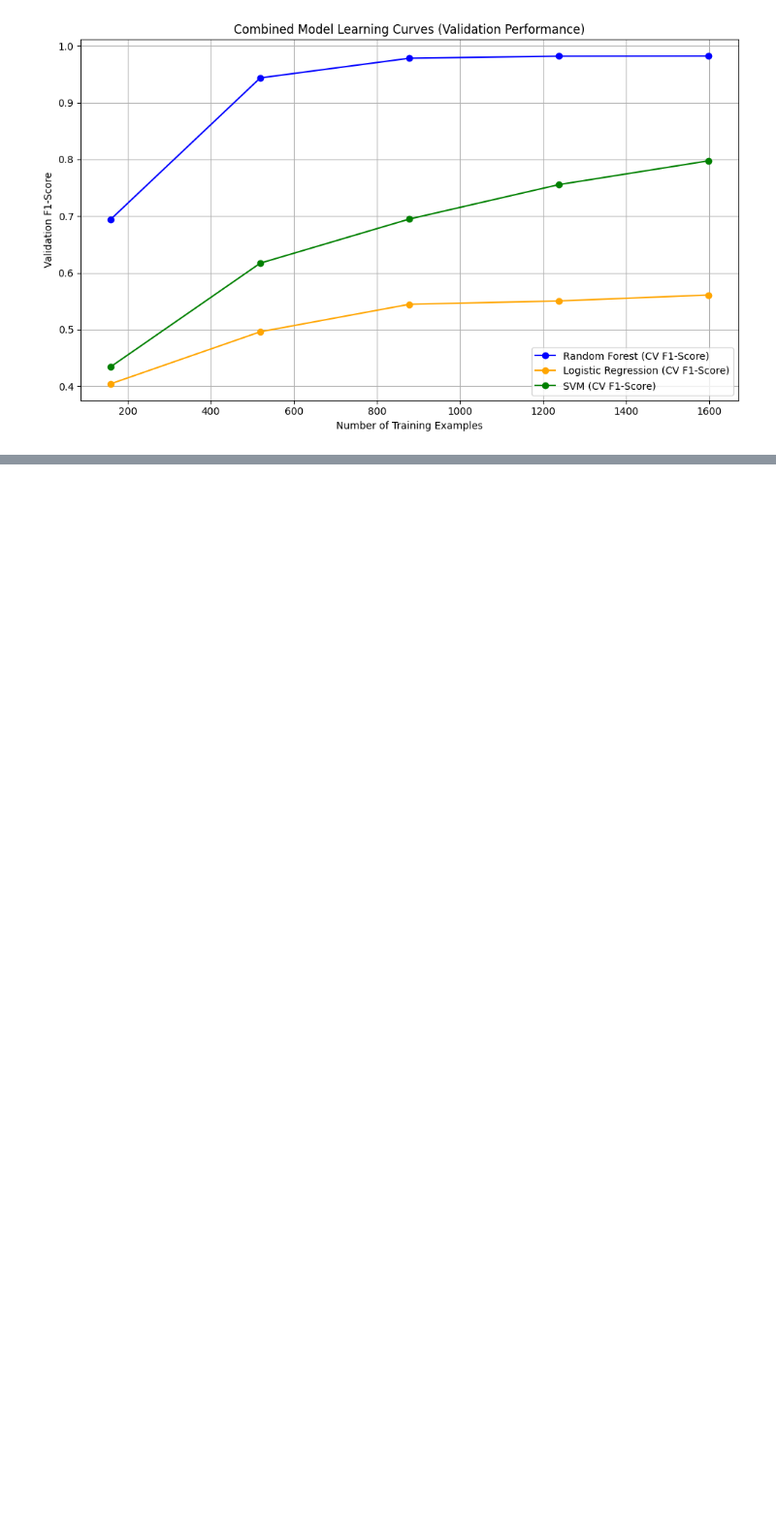
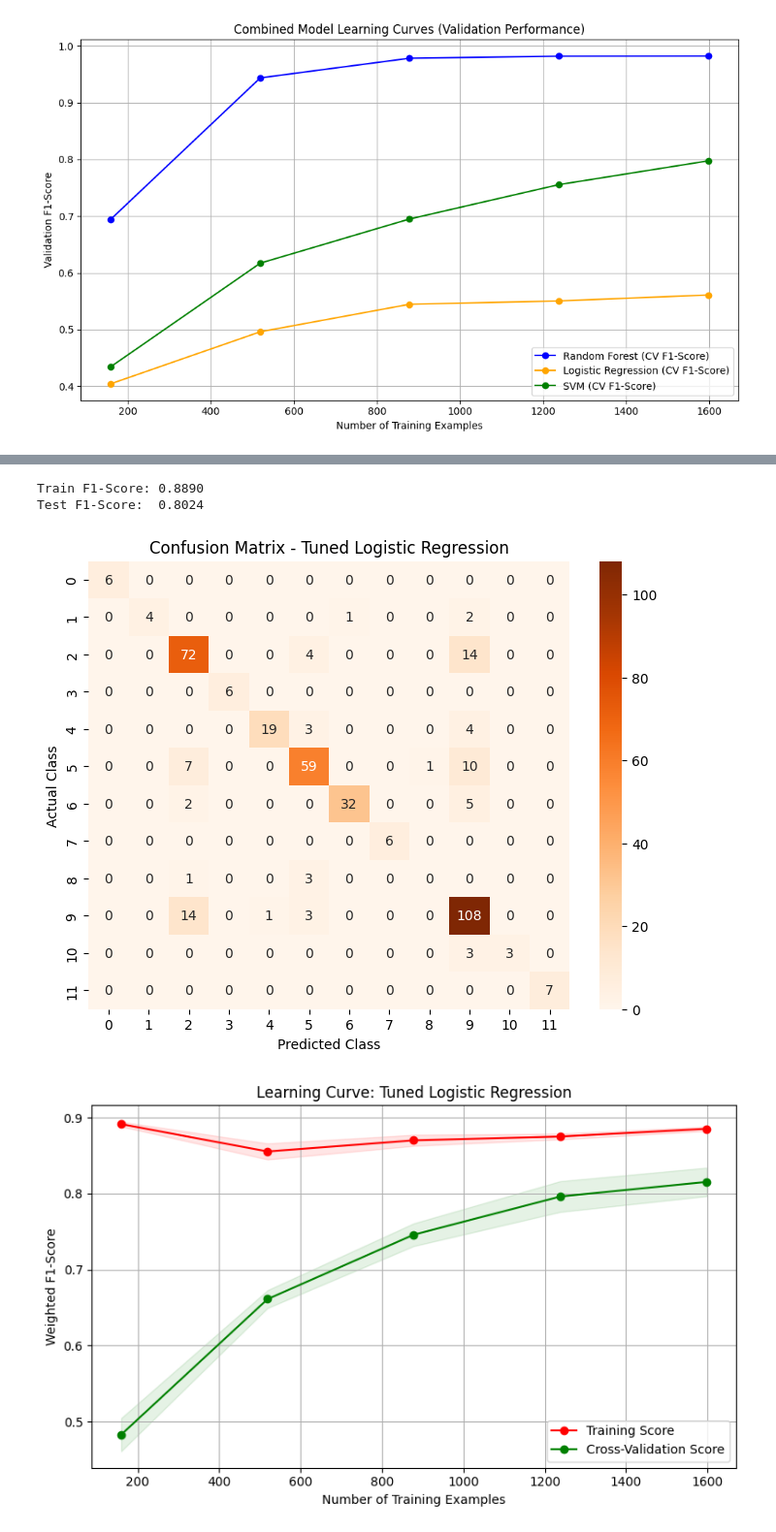
Before and after one commit to ppanturat/Classification-of-Twelve-Types-of-Depression, a Jupyter notebook: model_trained_der ver/Train_model_Dear_ver.ipynb, the cells around one changed output, grey strips where cells are left out. Shown at 97% size. Cells and saved outputs as stored; diff of their text form; code cells hidden in the pictures; blank space fills up the shorter version.

```diff
--- a/model_trained_der ver/Train_model_Dear_ver.ipynb
+++ b/model_trained_der ver/Train_model_Dear_ver.ipynb
@@ -239,0 +275,40 @@ plt.show()
+# %%
+# --- Tuned Logistic Regression (Reducing Underfit) ---
+from sklearn.preprocessing import PolynomialFeatures
+
+# Lowering C to 0.05 applies stronger regularization, penalizing overly complex patterns
+# This stops the PolynomialFeatures from overfitting the training set
+lr_tuned = make_pipeline(
+    StandardScaler(),
+    PolynomialFeatures(degree=2),
+    LogisticRegression(C=0.05, max_iter=2000, random_state=42, n_jobs=-1)
+)
+
+lr_tuned.fit(X_train, y_train)
+
+# Evaluate
+y_train_pred_lr = lr_tuned.predict(X_train)
+y_test_pred_lr = lr_tuned.predict(X_test)
+
+train_f1_lr = f1_score(y_train, y_train_pred_lr, average='weighted')
+test_f1_lr = f1_score(y_test, y_test_pred_lr, average='weighted')
+
+print(f"Train F1-Score: {train_f1_lr:.4f}")
+print(f"Test F1-Score:  {test_f1_lr:.4f}")
+
+# Confusion Matrix
+plt.figure(figsize=(8, 6))
+cm_lr = confusion_matrix(y_test, y_test_pred_lr)
+sns.heatmap(cm_lr, annot=True, fmt='d', cmap='Oranges')
+plt.title('Confusion Matrix - Tuned Logistic Regression')
+plt.xlabel('Predicted Class')
+plt.ylabel('Actual Class')
+plt.show()
+
+# Learning Curve
+plot_individual_learning_curve(lr_tuned, 'Tuned Logistic Regression', X, y)
+# %% [output]
+Train F1-Score: 0.8890
+Test F1-Score:  0.8024
+[figure, added]
+[figure, added]
```
Also changed, not shown: parts of 10 cells of this notebook.
